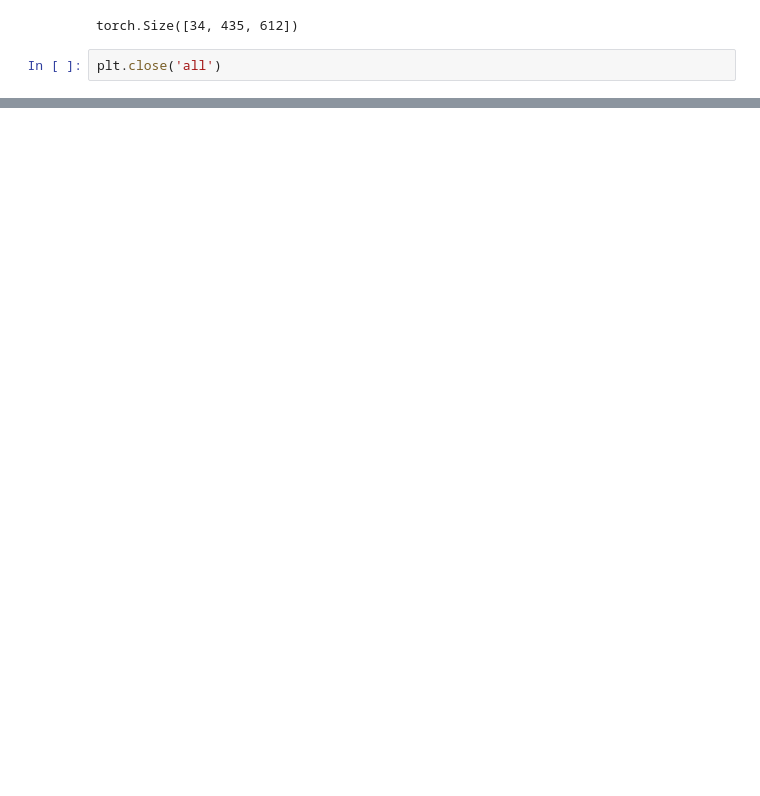
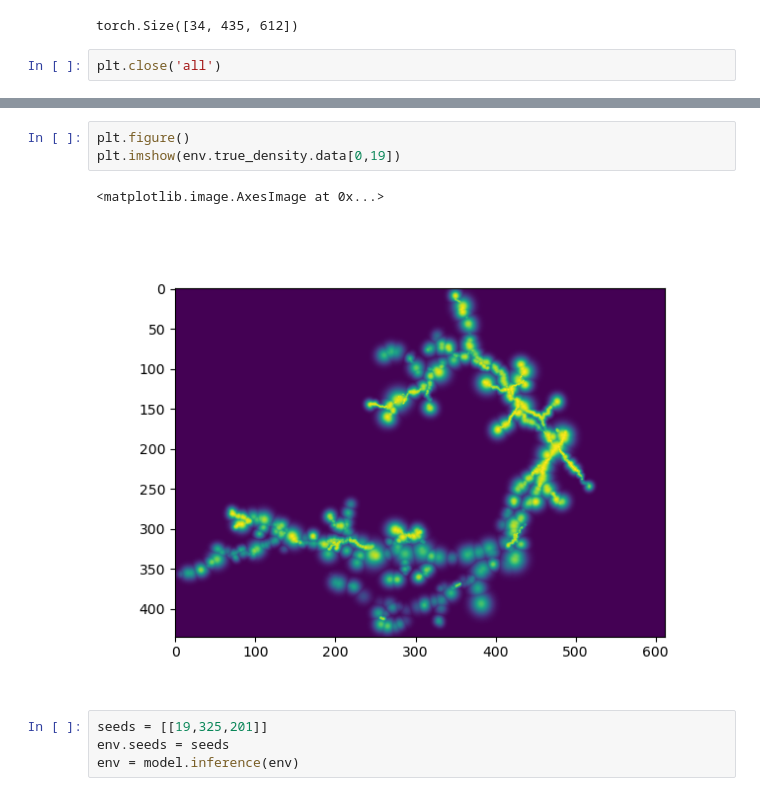
Before and after one commit to twardlab/neurotrack, a Jupyter notebook: neuron_trx/notebooks/neuron_trx_tests.ipynb, the cells around one changed output, grey strips where cells are left out. Drawn from its saved outputs; the diff is of its cells as text; blank space fills up the shorter version.

```diff
--- a/neuron_trx/notebooks/neuron_trx_tests.ipynb
+++ b/neuron_trx/notebooks/neuron_trx_tests.ipynb
@@ -310,0 +386,10 @@ plt.imshow(T, cmap='gray', alpha=0.3)
+# %%
+plt.figure()
+plt.imshow(env.true_density.data[0,19])
+# %% [output]
+<matplotlib.image.AxesImage at 0x...>
+[figure, added]
+# %%
+seeds = [[19,325,201]]
+env.seeds = seeds
+env = model.inference(env)
```
Also changed, not shown: parts of 8 cells of this notebook, 5 other files.
